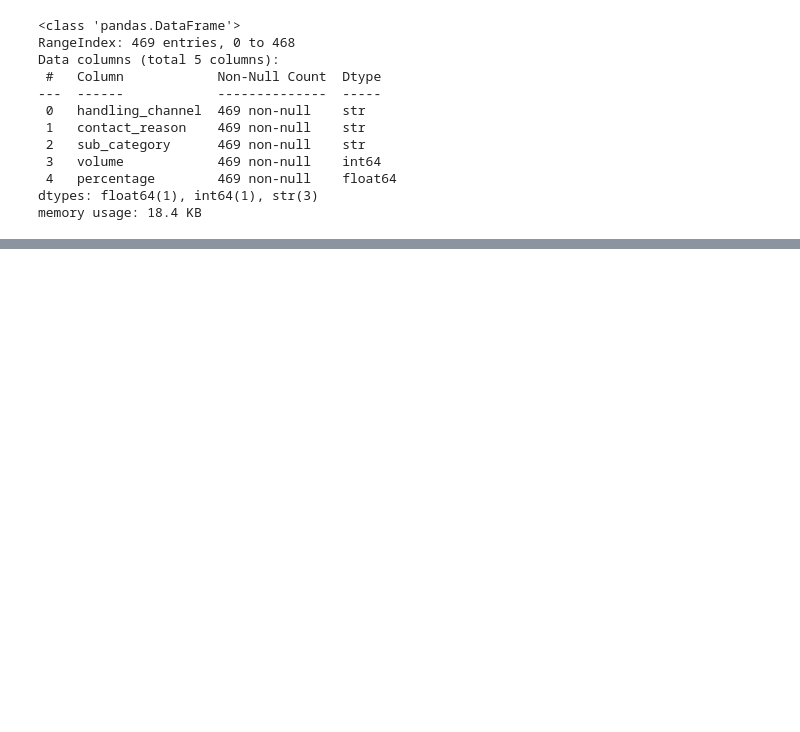
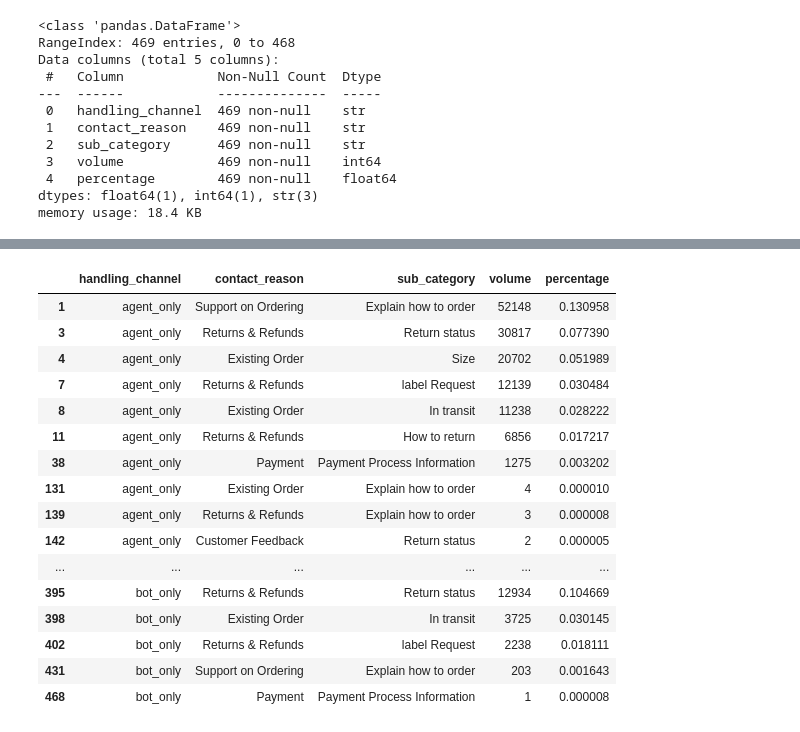
Before and after one commit to JuanjoRestrepo/TaskUS---Adidas-LAM-Chatbot-Analytics-Case, a Jupyter notebook: notebooks/notebooks/01_data_understanding.ipynb, the cells around one changed output, grey strips where cells are left out. Saved outputs shown, nothing was run; the diff lists cells and outputs as text; code cells hidden in the pictures; blank space fills up the shorter version.

```diff
--- a/notebooks/notebooks/01_data_understanding.ipynb
+++ b/notebooks/notebooks/01_data_understanding.ipynb
@@ -967,0 +1333,34 @@ memory usage: 18.4 KB
+# %%
+automation_candidates = subcategories_df[
+    subcategories_df["sub_category"].isin(
+        [
+            "Return status",
+            "How to return",
+            "Explain how to order",
+            "Size",
+            "label Request",
+            "Payment Process Information",
+            "In transit",
+        ]
+    )
+]
+
+automation_candidates
+# %% [output]
+|  | handling_channel | contact_reason | sub_category | volume | percentage |
+| 1 | agent_only | Support on Ordering | Explain how to order | 52148 | 0.130958 |
+| 3 | agent_only | Returns & Refunds | Return status | 30817 | 0.077390 |
+| 4 | agent_only | Existing Order | Size | 20702 | 0.051989 |
+| 7 | agent_only | Returns & Refunds | label Request | 12139 | 0.030484 |
+| 8 | agent_only | Existing Order | In transit | 11238 | 0.028222 |
+| 11 | agent_only | Returns & Refunds | How to return | 6856 | 0.017217 |
+| 38 | agent_only | Payment | Payment Process Information | 1275 | 0.003202 |
+| 131 | agent_only | Existing Order | Explain how to order | 4 | 0.000010 |
+| 139 | agent_only | Returns & Refunds | Explain how to order | 3 | 0.000008 |
+| 142 | agent_only | Customer Feedback | Return status | 2 | 0.000005 |
+| ... | ... | ... | ... | ... | ... |
+| 395 | bot_only | Returns & Refunds | Return status | 12934 | 0.104669 |
+| 398 | bot_only | Existing Order | In transit | 3725 | 0.030145 |
+| 402 | bot_only | Returns & Refunds | label Request | 2238 | 0.018111 |
+| 431 | bot_only | Support on Ordering | Explain how to order | 203 | 0.001643 |
+| 468 | bot_only | Payment | Payment Process Information | 1 | 0.000008 |
```
Also changed, not shown: parts of 19 cells of this notebook.
